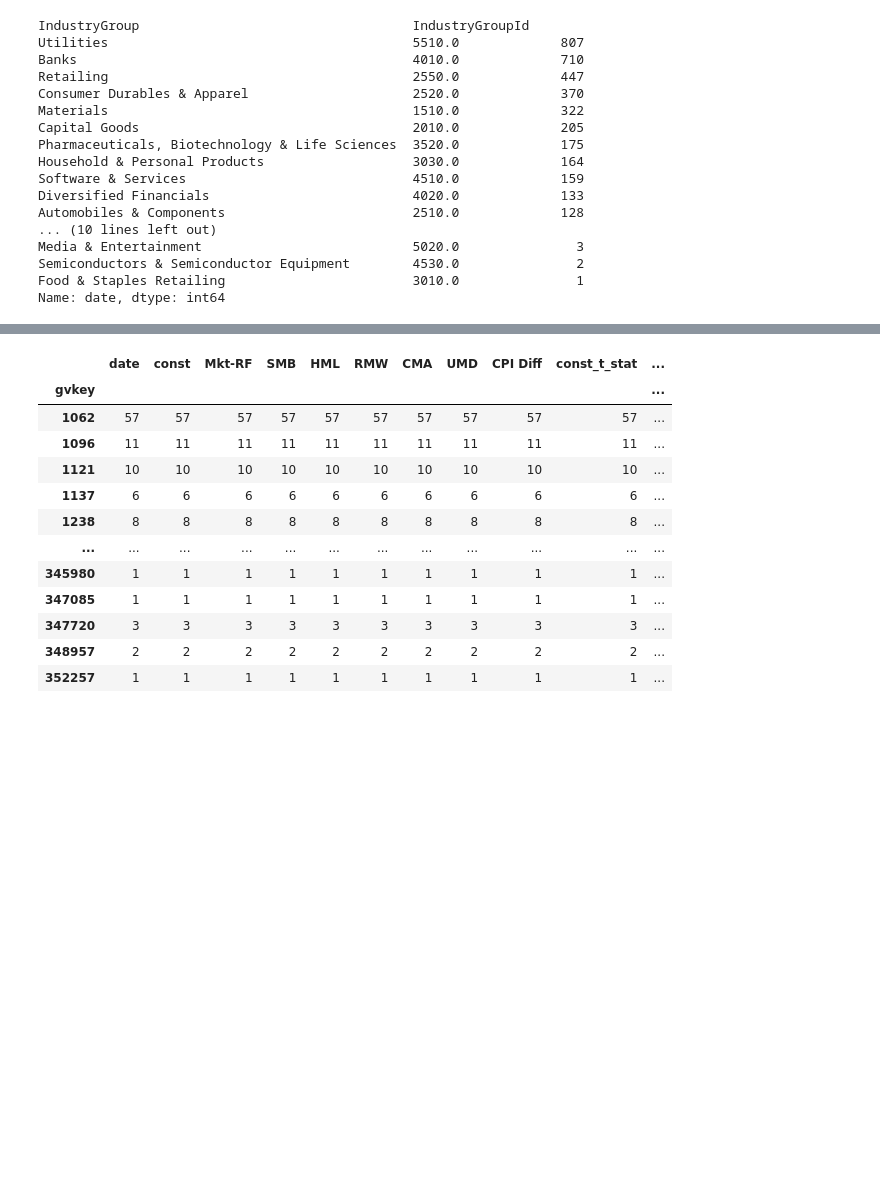
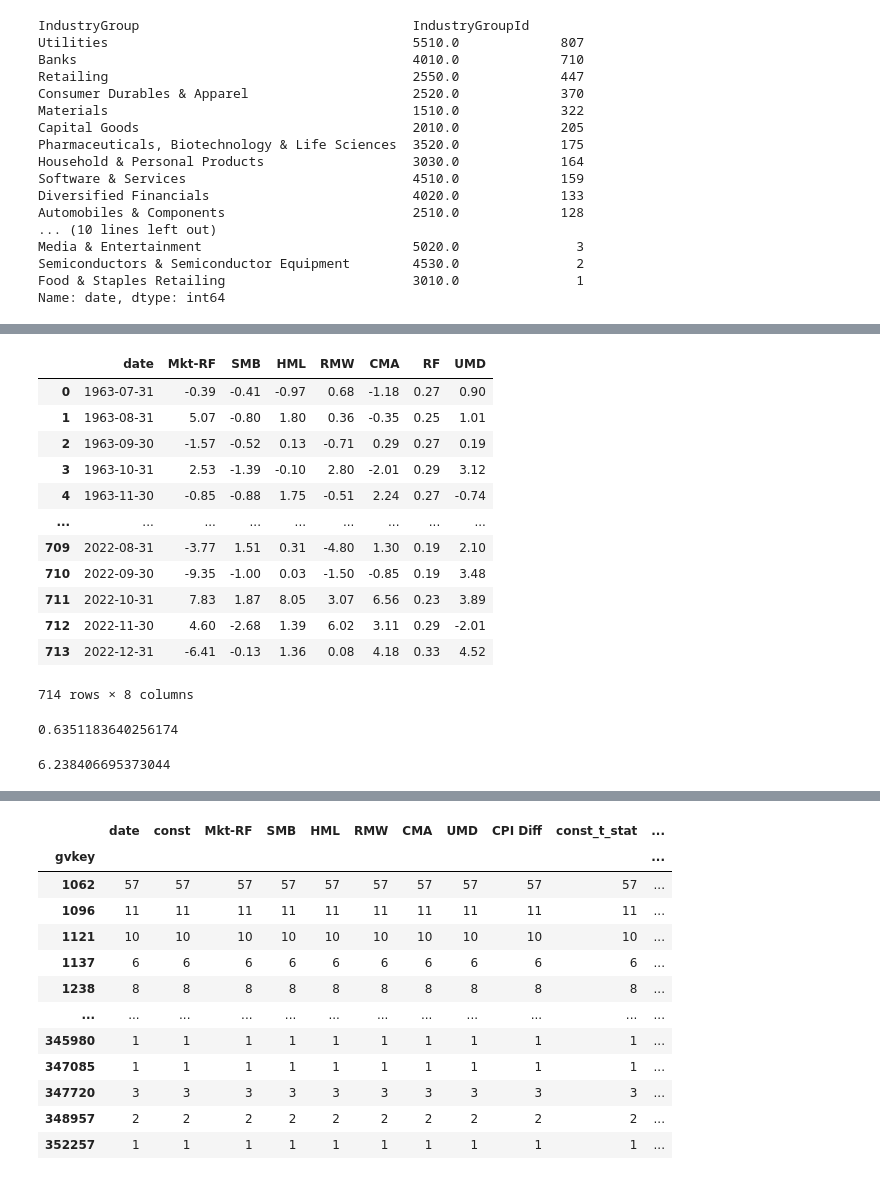
Before and after one commit to pranavrc111/inflation_trading, a Jupyter notebook: inflation_factor_eda.ipynb, the cells around one changed output, grey strips where cells are left out. Saved outputs shown, nothing was run; the diff lists cells and outputs as text; code cells hidden in the pictures; blank space fills up the shorter version.

```diff
--- a/inflation_factor_eda.ipynb
+++ b/inflation_factor_eda.ipynb
@@ -379,0 +600,18 @@ Name: date, dtype: int64
+# %%
+# get factors
+def get_factors():
+
+    ff_factors = pd.read_csv("data/ff_factors.csv")
+    ff_factor_mom = pd.read_csv("data/ff_factor_umd.csv")
+    ff_factors.rename({"Unnamed: 0": "date"}, axis=1, inplace=True)
+    ff_factor_mom.rename({"Unnamed: 0": "date", "Mom":"UMD"}, axis=1, inplace=True)
+    ff_factor_mom.rename({"Unnamed: 0": "date", "Mom   ":"UMD"}, axis=1, inplace=True)
+    ff_factors = ff_factors.merge(ff_factor_mom, how="left", on="date")
+
+    ff_factors["date"] = pd.to_datetime(ff_factors["date"], format="%Y%m")
+    ff_factors["date"] += MonthEnd(0)
+
+
+    return ff_factors
+# %%
+ff_factors = get_factors()
@@ -379,0 +656,16 @@ Name: date, dtype: int64
+# %%
+ff_factors
+# %% [output]
+|  | date | Mkt-RF | SMB | HML | RMW | CMA | RF | UMD |
+| 0 | 1963-07-31 | -0.39 | -0.41 | -0.97 | 0.68 | -1.18 | 0.27 | 0.90 |
+| 1 | 1963-08-31 | 5.07 | -0.80 | 1.80 | 0.36 | -0.35 | 0.25 | 1.01 |
+| 2 | 1963-09-30 | -1.57 | -0.52 | 0.13 | -0.71 | 0.29 | 0.27 | 0.19 |
+| 3 | 1963-10-31 | 2.53 | -1.39 | -0.10 | 2.80 | -2.01 | 0.29 | 3.12 |
+| 4 | 1963-11-30 | -0.85 | -0.88 | 1.75 | -0.51 | 2.24 | 0.27 | -0.74 |
+| ... | ... | ... | ... | ... | ... | ... | ... | ... |
+| 709 | 2022-08-31 | -3.77 | 1.51 | 0.31 | -4.80 | 1.30 | 0.19 | 2.10 |
+| 710 | 2022-09-30 | -9.35 | -1.00 | 0.03 | -1.50 | -0.85 | 0.19 | 3.48 |
+| 711 | 2022-10-31 | 7.83 | 1.87 | 8.05 | 3.07 | 6.56 | 0.23 | 3.89 |
+| 712 | 2022-11-30 | 4.60 | -2.68 | 1.39 | 6.02 | 3.11 | 0.29 | -2.01 |
+| 713 | 2022-12-31 | -6.41 | -0.13 | 1.36 | 0.08 | 4.18 | 0.33 | 4.52 |
+714 rows × 8 columns
@@ -379,0 +678,8 @@ Name: date, dtype: int64
+# %%
+excess_returns.mean()
+# %% [output]
+0.6351183640256174
+# %%
+excess_returns.std()
+# %% [output]
+6.238406695373044
```
Also changed, not shown: parts of 48 cells of this notebook.
